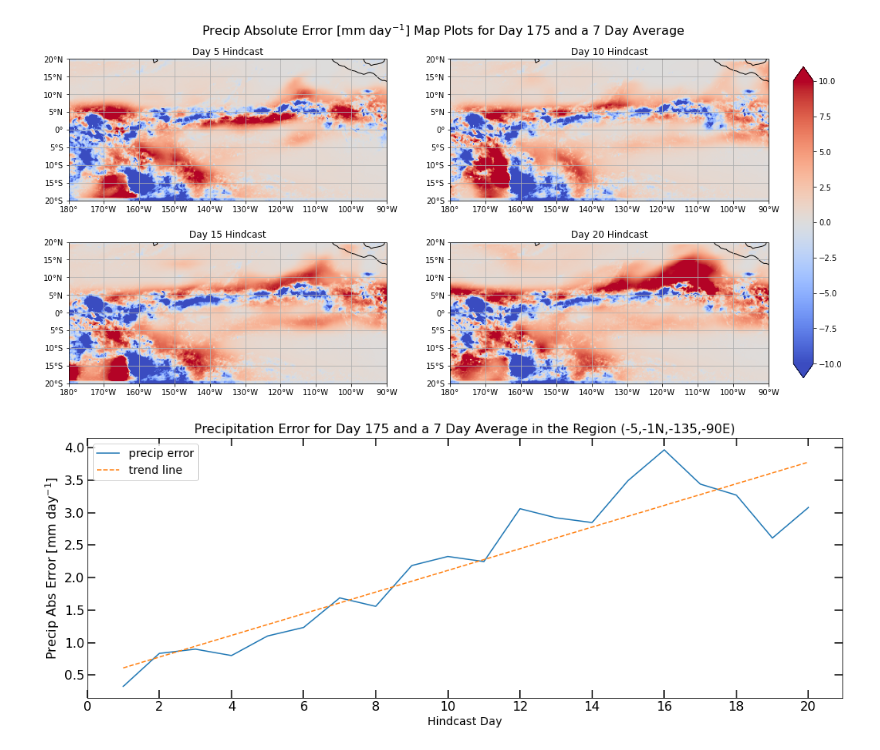
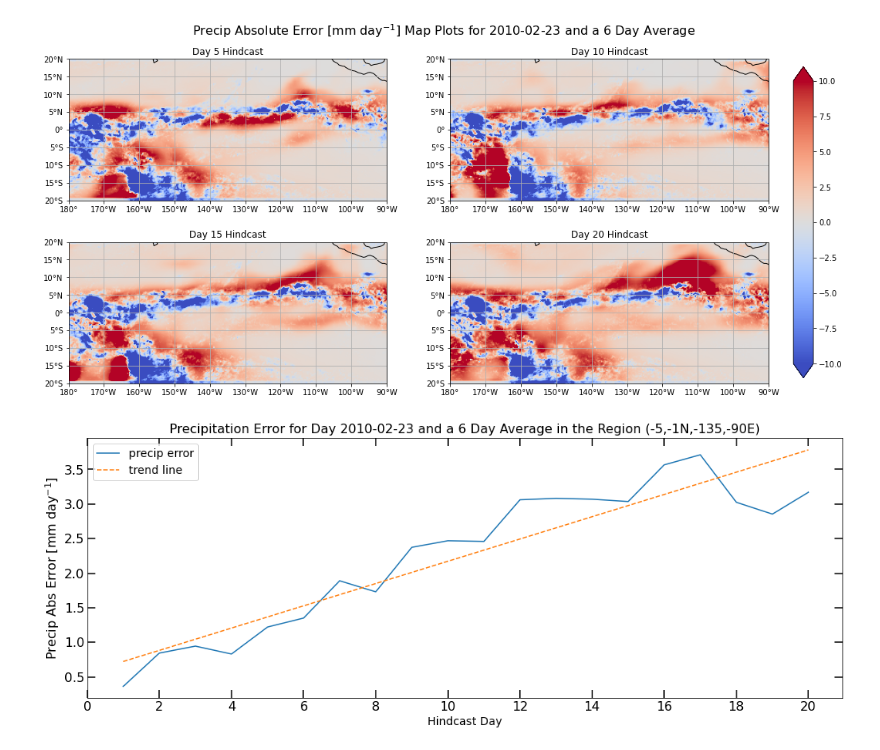
Before and after one commit to ITCZ-hindcasts/python-scripts, a Jupyter notebook: MapPlot.ipynb, the cells around one changed output. Saved outputs shown, nothing was run; the diff lists cells and outputs as text; code cells hidden in the pictures.

```diff
--- a/MapPlot.ipynb
+++ b/MapPlot.ipynb
@@ -19,11 +18,11 @@ import cm_xml_to_matplotlib as cm
 # ************************************************************************************************
 
 
-#### Select the date to be analyzed as a value representing the number of days since 2009-09-01 ####
-dayOfTheSeason = 175 # For reference: 174 is February 22 and 122 is January 1
+#### Select the date in 'YYYY-MM-DD' format (ISO 8601 for you nerds out there) ####
+_dayOfTheSeason = '2010-02-23'
 
 #### Select the number of days to be time averaged ####
-numDayAvg = 7
+numDayAvg = 6
 
 # Choose region of interest
 lats =  -20
@@ -32,6 +31,9 @@ lonw = -180 # *** For longitudes west of the Prime Meridian, enter a negative nu
 lone = -90
 
 # ************************************************************************************************
+
+# Convert _dayOfTheSeason to datetime64 format
+dayOfTheSeason = np.datetime64(_dayOfTheSeason)
 # %%
 ## Select the data within the user defined region of interest
 
@@ -119,23 +122,23 @@ image_extent = [lonw,lone,lats,latn]
 IM = geo_axes.imshow(prectObsPlot, extent=image_extent, cmap=plt.get_cmap(mycmap), origin='lower', vmax=Vmax)
 
 # Plot wind vectors
-geo_axes.quiver(ubotObsPlot['longitude'][::n],     ubotObsPlot['latitude'][::n],
-                ubotObsPlot['u10'][::n,::n], vbotObsPlot['v10'][::n,::n], transform=ccrs.PlateCarree(), width=0.0018)
+geo_axes.quiver(ubotObsPlot['longitude'][::n], ubotObsPlot['latitude'][::n], ubotObsPlot[::n,::n],
+                vbotObsPlot[::n,::n], transform=ccrs.PlateCarree(), width=0.0018)
 
 # Set boundaries of plot
 geo_axes.set_xlim([lonw,lone])
 geo_axes.set_ylim([lats,latn])
 
 plt.colorbar(IM, ax=geo_axes, orientation='vertical', pad=0.02, extend='both')
-plt.title("Map plot of TMPA [mm day$^{-1}$] for Day "+str(dayOfTheSeason)+" and a "+str(numDayAvg)+" Day Average")
+plt.title("Map plot of TMPA [mm day$^{-1}$] for "+str(dayOfTheSeason)+" and a "+str(numDayAvg)+" Day Average")
 
 # Save figure code
 # Check if folder is there. If it is not, make the folder
-dir = '/home/jlarson1/Day '+str(dayOfTheSeason)+' Analysis'
+dir = '/home/jlarson1/'+str(dayOfTheSeason)+' Analysis'
 if os.path.isdir(dir) == False:
     os.mkdir(dir)
 
-plt.savefig(dir+'/Day'+str(dayOfTheSeason)+'with'+str(numDayAvg)+'DayAvgObsMapPlot', dpi=_dpi, bbox_inches='tight')
+plt.savefig(dir+'/'+str(dayOfTheSeason)+'with'+str(numDayAvg)+'DayAvgObsMapPlot', dpi=_dpi, bbox_inches='tight')
 
 plt.show()
 # %% [output]
@@ -171,12 +174,12 @@ mycmap = cm.make_cmap('CustomColorMap1.xml')
 for ii, day in enumerate(hcastDay):
 
     # Plot precip in mm/day
-    im = axes.flat[ii].imshow(prectPlot[day]['PRECT']*1000*86400, extent=image_extent, vmax=Vmax, origin='lower',
+    im = axes.flat[ii].imshow(prectPlot[day], extent=image_extent, vmax=Vmax, origin='lower',
                               interpolation='bilinear', cmap=plt.get_cmap(mycmap))
 
     # Plot horizontal wind vectors. The density of these vectors is controlled by n
     axes.flat[ii].quiver(vbotPlot[day]['lon'][::n],   vbotPlot[day]['lat'][::n],
-                         ubotPlot[day]['u'][::n,::n], vbotPlot[day]['v'][::n,::n], transform=ccrs.PlateCarree())
+                         ubotPlot[day][::n,::n], vbotPlot[day][::n,::n], transform=ccrs.PlateCarree())
 
     # Set boundaries of graphs
     axes.flat[ii].set_xlim([lonw,lone])
@@ -200,12 +203,11 @@ cbar_ax = fig.add_axes([0.85, 0.15, 0.02, 0.7])
 fig.colorbar(im, cax=cbar_ax, extend='both')
 
 # Set title for the entire figure
-fig.suptitle("Hindcast Precip [mm day$^{-1}$] for Day "+str(dayOfTheSeason)+" and a "+str(numDayAvg)+" Day Average",
+fig.suptitle("Hindcast Precip [mm day$^{-1}$] for "+str(dayOfTheSeason)+" and a "+str(numDayAvg)+" Day Average",
              size=16,y=0.95)
 
 ## Save figure code
-plt.savefig(dir+'/Day'+str(dayOfTheSeason)+'with'+str(numDayAvg)+'DayAvgHindcastMapPlot', dpi=200, bbox_inches='tight',
-           transparent=True, facecolor=None, edgecolor=None, pad_inches=0)
+plt.savefig(dir+'/'+str(dayOfTheSeason)+'with'+str(numDayAvg)+'DayAvgHindcastMapPlot', dpi=200, bbox_inches='tight')
 
 plt.show()
 # %% [output]
@@ -310,44 +338,51 @@ for ii, day in enumerate(hcastDay):
 
 # The following code creates a new axes for the colorbar
 fig.subplots_adjust(right=0.825)
+
 # Add base axis for color bar. Located at 85% from left and 15% from bottom. Width is 2% of figure. Height is 70% of figure.
 cbar_ax = fig.add_axes([0.85, 0.15, 0.02, 0.7])
 fig.colorbar(im, cax=cbar_ax, extend='both')
 
 # Set title for the entire figure
-fig.suptitle("Precip Absolute Error [mm day$^{-1}$] Map Plots for Day "+str(dayOfTheSeason)+" and a "+str(numDayAvg)+" Day Average",
+fig.suptitle("Precip Absolute Error [mm day$^{-1}$] Map Plots for "+str(dayOfTheSeason)+" and a "+str(numDayAvg)+" Day Average",
              size=16,y=0.95)
 
 ## Save figure code
-plt.savefig(dir+'/Day'+str(dayOfTheSeason)+'with'+str(numDayAvg)+'DayAvgPrecipErrorMapPlot', dpi=_dpi)
+plt.savefig(dir+'/'+str(dayOfTheSeason)+'with'+str(numDayAvg)+'DayAvgPrecipErrorMapPlot', dpi=_dpi, bbox_inches='tight')
 
 plt.show()
 # %% [output]
-[figure, old version]
+[figure, new version]
 # %%
 # Plot the dITCZ precip bias over lead time
 
 # First, calculate the trend line of the data
 hindcastDays = np.arange(1,21)
-z = np.polyfit(hindcastDays, errAbsAvg[1:21], 1)
-p = np.poly1d(z)
-trend = p[1]*hindcastDays + p[0]
+
+# Determine a 1 degree (linear) fit to the data
+fit = np.polyfit(hindcastDays, errAbsAvg[1:21], 1)
+
+# Convert that fit to a polynomial
+poly = np.poly1d(fit)
+
+# Create a plottable trendline
+trend = poly[1]*hindcastDays + poly[0]
 
 fig, ax = plt.subplots(figsize=(17,6))
 plt.plot(errAbsAvg, label='precip error')
 plt.plot(hindcastDays, trend, '--', label='trend line')
 plt.tick_params(axis='both', which='major', length=10, width=1.5, direction='in', labelsize=16, right='True', top='True')
 plt.tick_params(axis='both', which='minor', length= 5, width=1.0, direction='in', labelsize=16, right='True', top='True')
 plt.tick_params(axis='x', labelsize=16)
 plt.tick_params(axis='y', labelsize=16)
 plt.xticks(np.arange(0,len(errAbsAvg),2))
 plt.xlabel('Hindcast Day', fontsize=14)
 plt.ylabel('Precip Abs Error [mm day$^{-1}$]', fontsize=16)
 plt.title('Precipitation Error for Day '+str(dayOfTheSeason)+' and a '+str(numDayAvg)+' Day Average in the Region ('+
           str(latsErr)+','+str(latnErr)+'N,'+str(lonwErr)+','+str(loneErr)+'E)', fontsize=16, wrap=True)
 plt.legend(loc='upper left', prop={'size': 14})
 
-plt.savefig(dir+'/Day'+str(dayOfTheSeason)+'with'+str(numDayAvg)+'DayAvgdITCZerror')
+plt.savefig(dir+'/'+str(dayOfTheSeason)+'with'+str(numDayAvg)+'DayAvgdITCZerror', bbox_inches='tight')
 plt.show()
 # %% [output]
-[figure, old version]
+[figure, new version]
```
Also changed, not shown: parts of 10 cells of this notebook, 10 other files.
